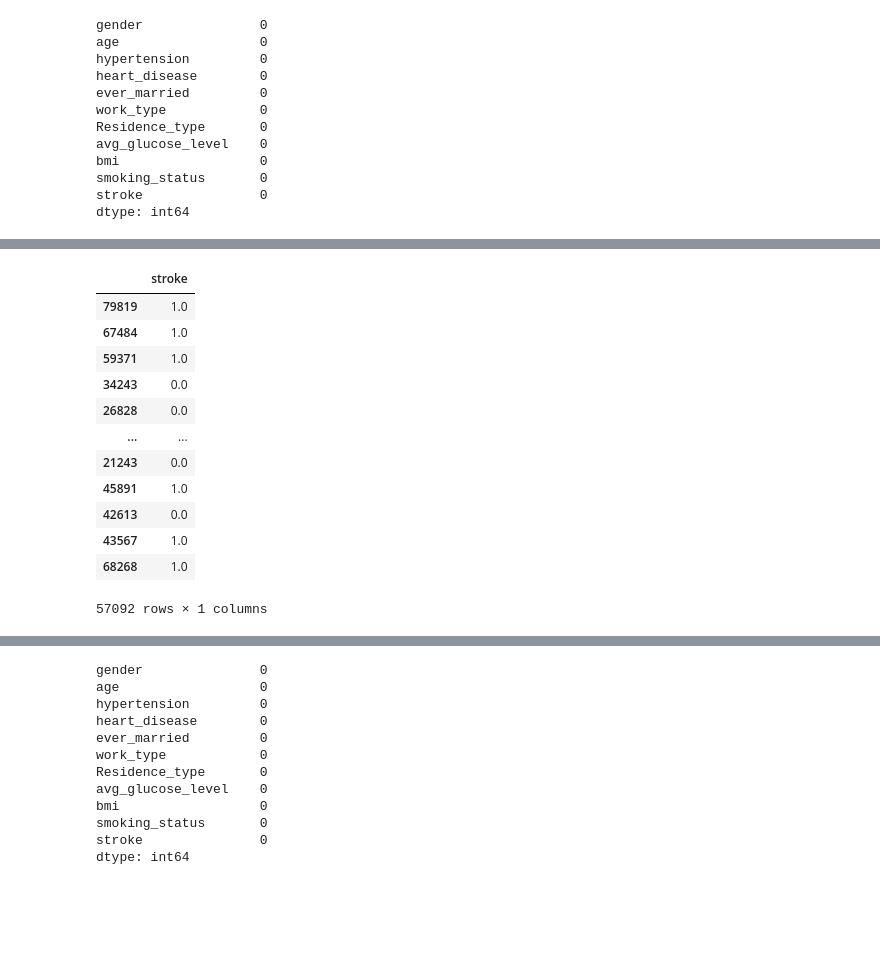
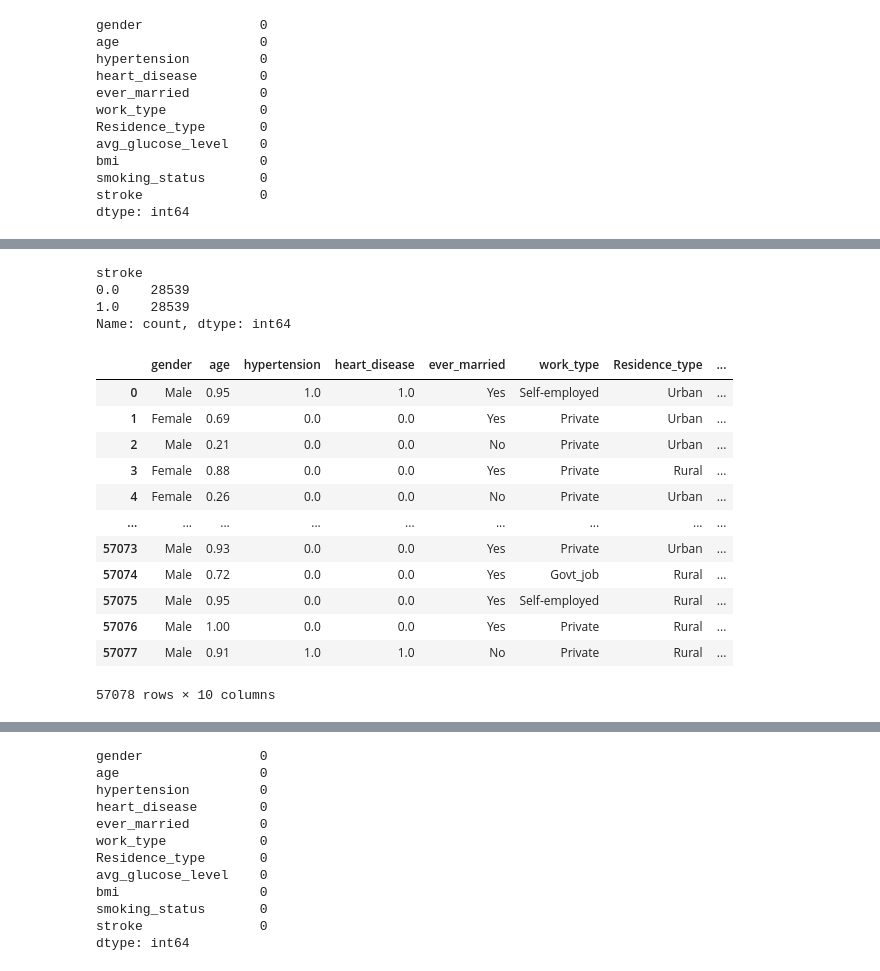
Before and after one commit to DavEspo/Stroke-Prediction, a Jupyter notebook: Phase3.ipynb, the cells around one changed output, grey strips where cells are left out. Saved outputs shown, nothing was run; the diff lists cells and outputs as text; code cells hidden in the pictures; blank space fills up the shorter version.

```diff
--- a/Phase3.ipynb
+++ b/Phase3.ipynb
@@ -25,12 +25,3 @@ df
 | 43387 | Male | 0.49 | 0.0 | 0.0 | Yes | Private | Urban | ... |
 | 43388 | Female | 1.00 | 0.0 | 0.0 | Yes | Private | Urban | ... |
 43389 rows × 11 columns
-# %%
-# Over Sampling
-from imblearn.over_sampling import RandomOverSampler
-OverSampled=RandomOverSampler(random_state=0)
-X_resampled, Y_resampled=OverSampled.fit_resample(df[desc_features], df[target])
-
-df=X_resampled
-df.insert(10,'stroke',Y_resampled)
-df
@@ -94 +63,8 @@ Y_test class count:
 Name: count, dtype: int64
+# %%
+# Over Sampling for training set
+from imblearn.over_sampling import RandomOverSampler
+OverSampled=RandomOverSampler(random_state=0)
+X_train, Y_train=OverSampled.fit_resample(X_train, Y_train)
+
+pd.DataFrame(Y_train)
@@ -95,17 +85,25 @@ Name: count, dtype: int64
+# %%
+# Checking that there are the same amount of instances for each class in the Y_train set
+Y_train.value_counts()
+# %% [output]
+stroke
+0.0    28539
+1.0    28539
+Name: count, dtype: int64
 # %%
-# Target training set
-pd.DataFrame(Y_train)
+# Features training set
+X_train
 # %% [output]
-|  | stroke |
-| 79819 | 1.0 |
-| 67484 | 1.0 |
-| 59371 | 1.0 |
-| 34243 | 0.0 |
-| 26828 | 0.0 |
-| ... | ... |
-| 21243 | 0.0 |
-| 45891 | 1.0 |
-| 42613 | 0.0 |
-| 43567 | 1.0 |
-| 68268 | 1.0 |
+|  | gender | age | hypertension | heart_disease | ever_married | work_type | Residence_type | ... |
+| 0 | Male | 0.95 | 1.0 | 1.0 | Yes | Self-employed | Urban | ... |
+| 1 | Female | 0.69 | 0.0 | 0.0 | Yes | Private | Urban | ... |
+| 2 | Male | 0.21 | 0.0 | 0.0 | No | Private | Urban | ... |
+| 3 | Female | 0.88 | 0.0 | 0.0 | Yes | Private | Rural | ... |
+| 4 | Female | 0.26 | 0.0 | 0.0 | No | Private | Urban | ... |
+| ... | ... | ... | ... | ... | ... | ... | ... | ... |
+| 57073 | Male | 0.93 | 0.0 | 0.0 | Yes | Private | Urban | ... |
+| 57074 | Male | 0.72 | 0.0 | 0.0 | Yes | Govt_job | Rural | ... |
+| 57075 | Male | 0.95 | 0.0 | 0.0 | Yes | Self-employed | Rural | ... |
+| 57076 | Male | 1.00 | 0.0 | 0.0 | Yes | Private | Rural | ... |
+| 57077 | Male | 0.91 | 1.0 | 1.0 | No | Private | Rural | ... |
-57092 rows × 1 columns
+57078 rows × 10 columns
```
Also changed, not shown: parts of 17 cells of this notebook, 1 other file.
